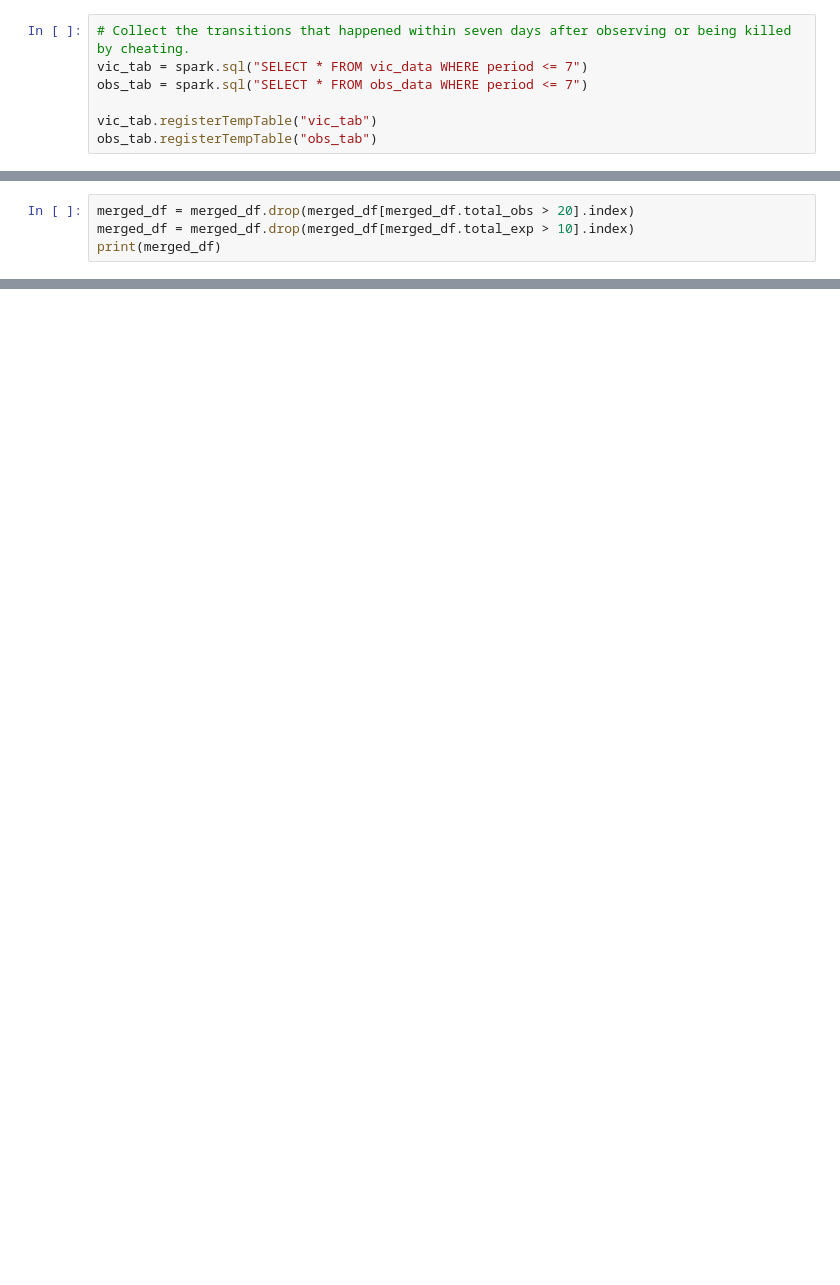
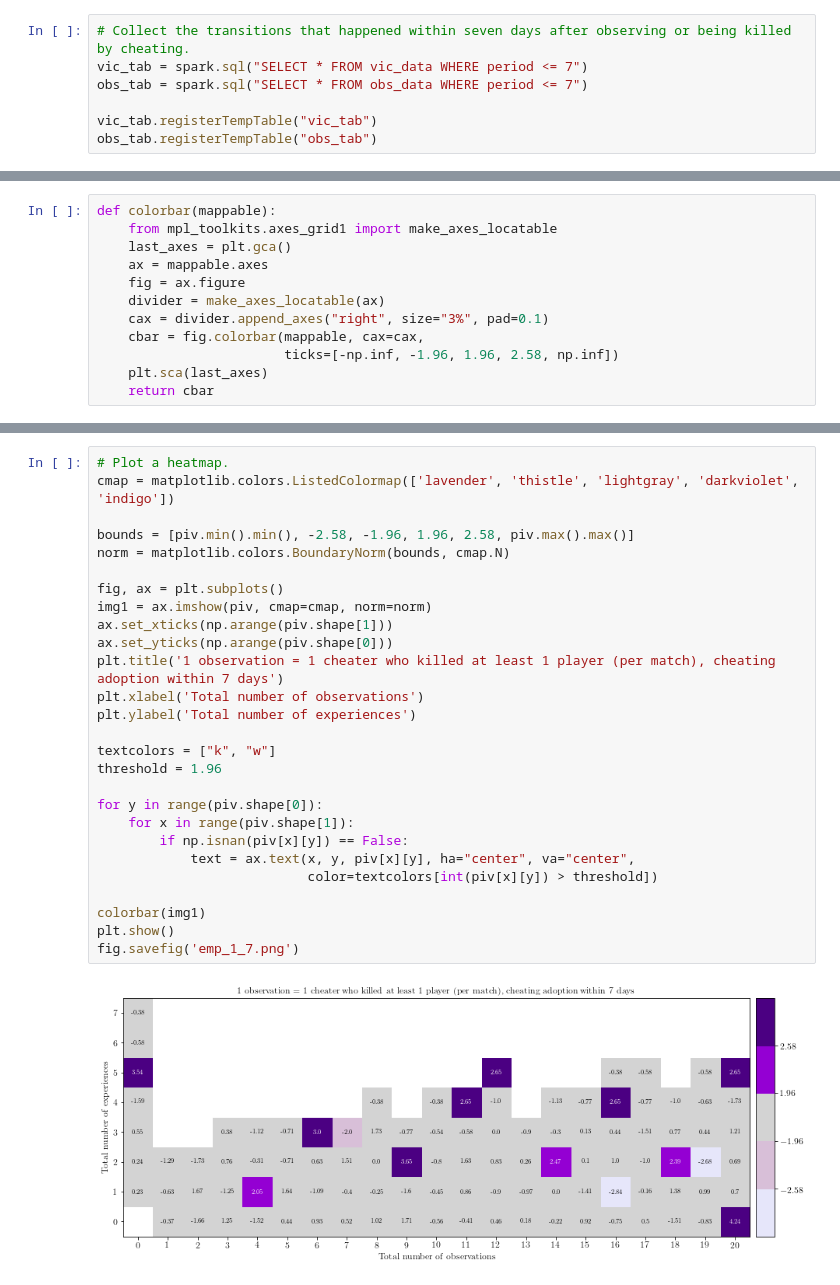
Before and after one commit to social-research/cheating, a Jupyter notebook: 06-combine-two-mechanisms.ipynb, the cells around one changed output, grey strips where cells are left out. Saved outputs shown, nothing was run; the diff lists cells and outputs as text; blank space fills up the shorter version.

```diff
--- a/06-combine-two-mechanisms.ipynb
+++ b/06-combine-two-mechanisms.ipynb
@@ -382,4 +112,0 @@ print(merged_df[:5])
-# %%
-merged_df = merged_df.drop(merged_df[merged_df.total_obs > 20].index)
-merged_df = merged_df.drop(merged_df[merged_df.total_exp > 10].index)
-print(merged_df)
@@ -557,0 +241,12 @@ plt.show()
+# %%
+def colorbar(mappable):
+    from mpl_toolkits.axes_grid1 import make_axes_locatable
+    last_axes = plt.gca()
+    ax = mappable.axes
+    fig = ax.figure
+    divider = make_axes_locatable(ax)
+    cax = divider.append_axes("right", size="3%", pad=0.1)
+    cbar = fig.colorbar(mappable, cax=cax,
+                        ticks=[-np.inf, -1.96, 1.96, 2.58, np.inf])
+    plt.sca(last_axes)
+    return cbar
@@ -557,0 +440,29 @@ plt.show()
+# %%
+# Plot a heatmap.
+cmap = matplotlib.colors.ListedColormap(['lavender', 'thistle', 'lightgray', 'darkviolet', 'indigo'])
+
+bounds = [piv.min().min(), -2.58, -1.96, 1.96, 2.58, piv.max().max()]
+norm = matplotlib.colors.BoundaryNorm(bounds, cmap.N)
+
+fig, ax = plt.subplots()
+img1 = ax.imshow(piv, cmap=cmap, norm=norm)
+ax.set_xticks(np.arange(piv.shape[1]))
+ax.set_yticks(np.arange(piv.shape[0]))
+plt.title('1 observation = 1 cheater who killed at least 1 player (per match), cheating adoption within 7 days')
+plt.xlabel('Total number of observations')
+plt.ylabel('Total number of experiences')
+
+textcolors = ["k", "w"]
+threshold = 1.96
+
+for y in range(piv.shape[0]):
+    for x in range(piv.shape[1]):
+        if np.isnan(piv[x][y]) == False:
+            text = ax.text(x, y, piv[x][y], ha="center", va="center",
+                           color=textcolors[int(piv[x][y]) > threshold])
+
+colorbar(img1)
+plt.show()
+fig.savefig('emp_1_7.png')
+# %% [output]
+[figure, added]
```
Also changed, not shown: parts of 60 cells of this notebook, 33 other files.
